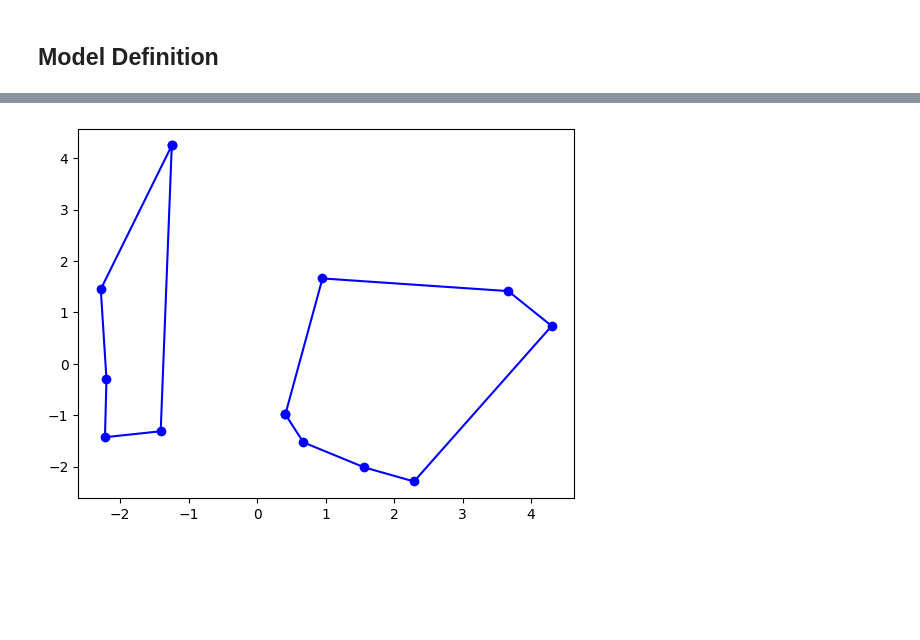
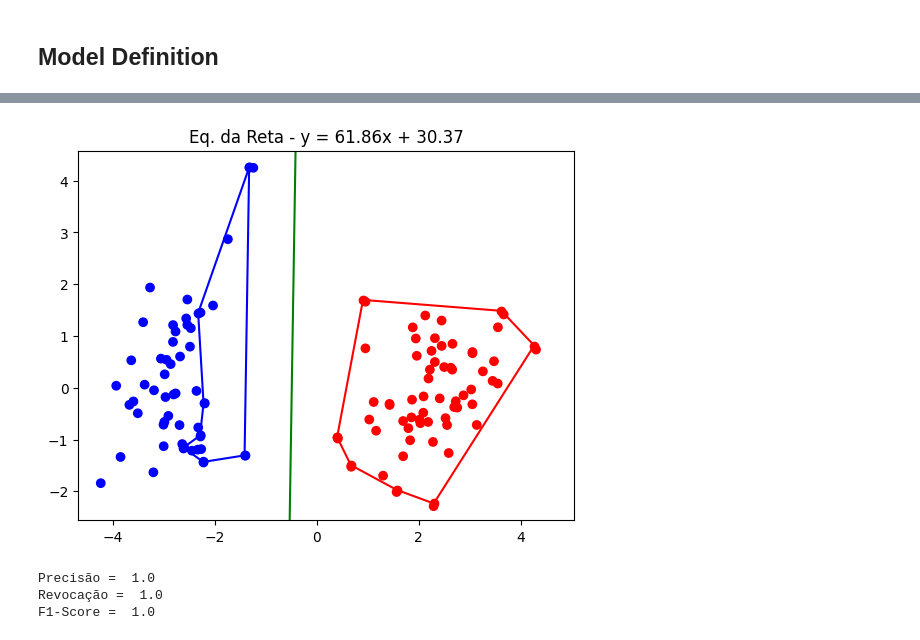
Before and after one commit to attiilla/Alg2, a Jupyter notebook: TP1/TP1.ipynb, the cells around one changed output, grey strips where cells are left out. Cells and saved outputs as stored; diff of their text form; code cells hidden in the pictures; blank space fills up the shorter version.

Commit message:
Finished implementing the Classificator class

```diff
--- a/TP1/TP1.ipynb
+++ b/TP1/TP1.ipynb
@@ -989,3 +967,0 @@ SyntaxError: invalid syntax (3390652706.py, line 3)
-# %%
-p1, p2 = CreateSets(wine, 'Class', L = [1,2])
-PrintSets(p1,p2)
@@ -996,35 +970,40 @@ PrintSets(p1,p2)
 # %%
 class Geometric_Classificator:
     def __init__(self):
-        self.hulls = list()
+        return
 
     def fit(self, x_train, y_train):
         #Point.Reset()
         #Segment.Reset()
         #Buid the convex hull to each label
-        for label in set(y_train):
-            set_coord = x_train[y_train == label]
-            rbt = SortedDict()
-            #Transform all register in the class Point
-            set_points = np.apply_along_axis(lambda x: Point(x[0],x[1]), axis = 1, arr = set_coord)
-            for p in set_points:
-                rbt[PointWrap(p)] = None
-            self.hulls.append([label,ConvexHullA(rbt)])
-            rbt.clear()
+        y_train = y_train.reset_index(drop=True)
+        full_data = pd.concat([pd.DataFrame(x_train),y_train],axis=1)
+        p1, p2 = CreateSets(full_data, full_data.columns[-1])
+        #PrintSets(p1,p2)
+        self.ph1 = ConvexHullA(p1)
+        self.ph2 = ConvexHullA(p2)
+        #PrintHulls(ph1,ph2)
+        s1 = GetSegments(self.ph1)
+        s2 = GetSegments(self.ph2)
 
         #Apply SweepLine in both Hulls to check for intersections
-        hulls_segment = [GetSegments(self.hulls[i][1]) for i in range(2)]
-
-        if(SweepLine(hulls_segment[0],hulls_segment[1])):
+        if(not SweepLine(s1,s2)):
+            #If there's NO intersections between the Hulls's Segments
             print("Data is linear separable")
         else:
             print("Data is not linear separable")
             return False
 
-        self.slope, self.intersect = Classificator(self.hulls[0][1], self.hulls[1][1])
+        self.separator = Classificator(self.ph1, self.ph2)
         return
+
+    def predict(self, X_test):
+        return (self.separator[0]*X_test[:,0] + self.separator[1] < X_test[:,1]).astype(int)
+# %%
+from sklearn.model_selection import train_test_split
+X_train, X_test, y_train, y_test = train_test_split(data,label,test_size=0.2,random_state=42)
 # %%
 gc = Geometric_Classificator()
 # %%
-gc.fit(data,label)
+gc.fit(X_train,y_train)
 # %% [output]
@@ -1037,5 +1011,8 @@ True
-# %%
-PrintHullA(gc.hulls[0][1])
-PrintHullA(gc.hulls[1][1])
-# %% [output]
-[figure, removed]
+# %%
+PrintHullsAndSeparator(gc.ph1, gc.ph2,gc.separator)
+plt.title(f"Eq. da Reta - y = {np.round(gc.separator[0],2)}x + {np.round(gc.separator[1],2)}")
+color = ['red' if l == 0 else 'blue' for l in label]
+plt.scatter(data[:,0],data[:,1],color=color)
+plt.show()
+# %% [output]
+[figure, added]
@@ -1041,0 +1021,8 @@ PrintHullA(gc.hulls[1][1])
+# %%
+print("Precisão = ", precision_score(y_true=y_test,y_pred=y_pred))
+print("Revocação = ", recall_score(y_true=y_test,y_pred=y_pred))
+print("F1-Score = ", f1_score(y_true=y_test,y_pred=y_pred))
+# %% [output]
+Precisão =  1.0
+Revocação =  1.0
+F1-Score =  1.0
```
Also changed, not shown: parts of 20 cells of this notebook.
